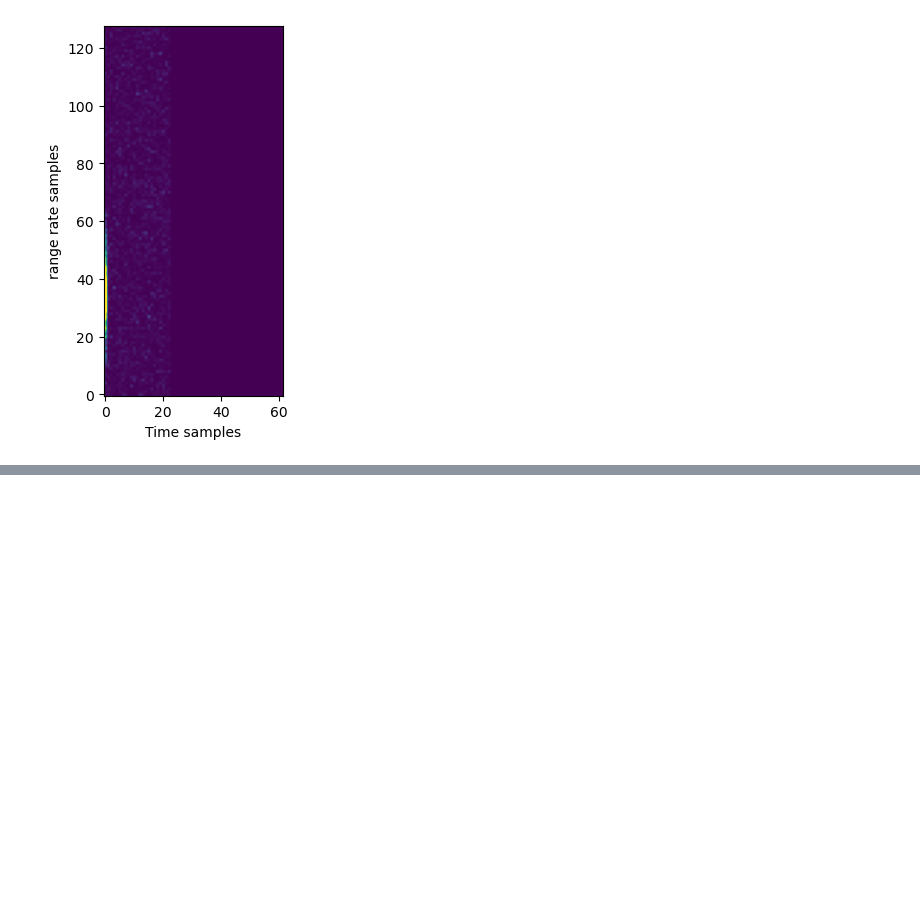
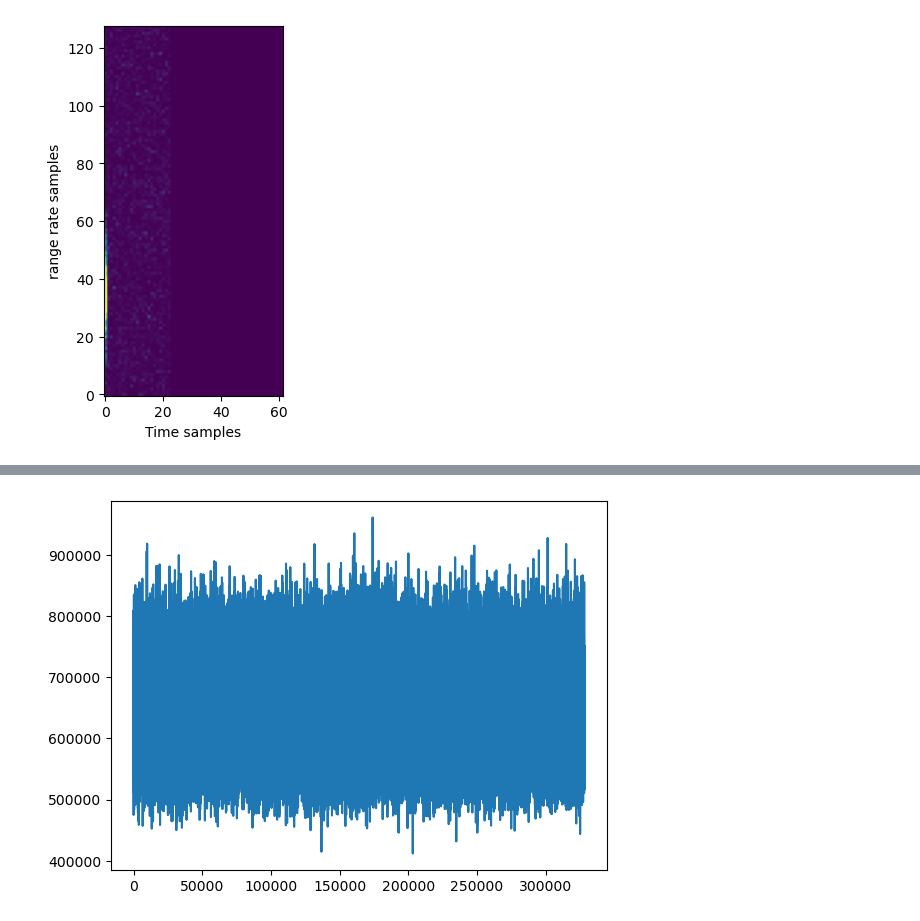
Before and after one commit to phoeberyder/atlas_rb, a Jupyter notebook: atlas_rb.ipynb, the cells around one changed output, grey strips where cells are left out. Drawn from its saved outputs; the diff is of its cells as text; code cells hidden in the pictures; blank space fills up the shorter version.

Commit message:
i think i found it!

```diff
--- a/atlas_rb.ipynb
+++ b/atlas_rb.ipynb
@@ -572,0 +625,21 @@ plt.show()
+# %%
+cpi_jump_samples = int(reduced_length/4)
+
+# if doing successive cpis, this is the maximum number of strips you can get in your spectrogram
+# now edited so it will be universal max (i think) - but for small increments this will be very large - don't run 10 million!
+n_max_successive = int(np.floor((len(pola) - startoffset - 1- reduced_length)/reduced_length))
+n_max_window = int(np.floor((len(pola)-startoffset-reduced_length)/cpi_jump_samples))
+
+# if doing one sample difference, then n_max is very large
+
+number_of_strips_in_spectrogram = n_max_window
+
+spectrogram = np.zeros((height, number_of_strips_in_spectrogram))
+rcm = np.zeros((320, number_of_strips_in_spectrogram))
+
+#getting range rate for template pulse
+ts = load.timescale()
+t_tle = ts.utc(2026, 2, 18, 14, 50)
+range_rate_from_tle = range_finder_general(atlas_tle, t_tle, 'mark')[1]
+tau_dot = range_rate_from_tle/c #normalised range rate
+k = np.arange(points)
@@ -572,0 +783,5 @@ plt.show()
+# %%
+plt.plot(spectrum)
+plt.show()
+# %% [output]
+[figure, added]
```
Also changed, not shown: parts of 24 cells of this notebook, 2 other files.
